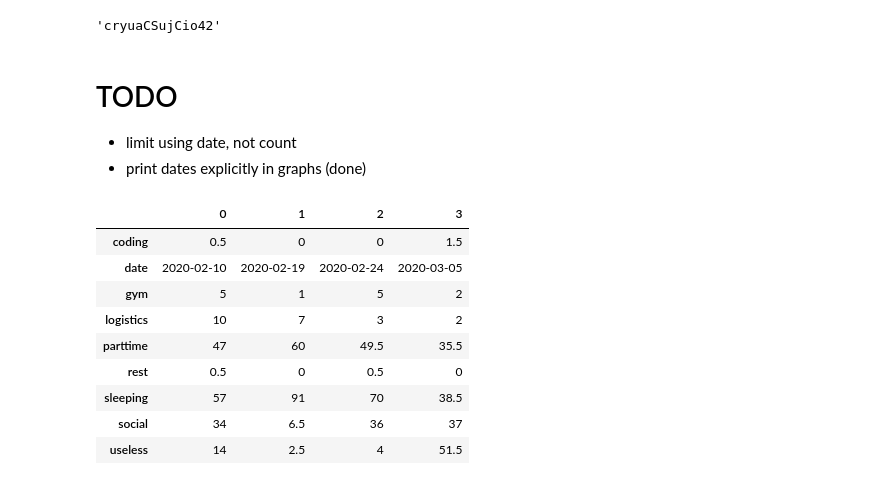
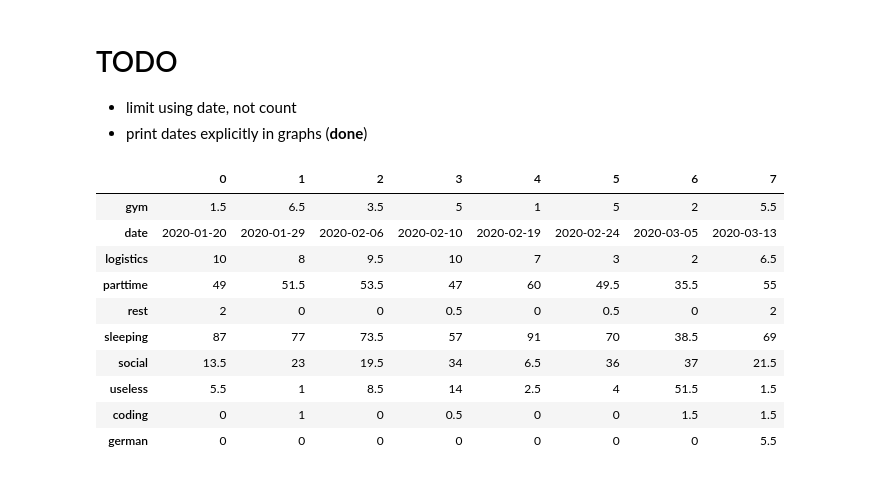
Before and after one commit to nailbiter/for, a Jupyter notebook: forjupiter/weekly-analysis.ipynb, the cells around one changed output. Cells and saved outputs as stored; diff of their text form; code cells hidden in the pictures.

```diff
--- a/forjupiter/weekly-analysis.ipynb
+++ b/forjupiter/weekly-analysis.ipynb
@@ -8,58 +8,57 @@ import matplotlib.pyplot as plt
 %matplotlib inline
 
 #global const's
-WEEKS = 4
+WEEKS = 8
 TIMESTAMPS_PER_HOUR = 2
 #global var's
 client = MongoClient('localhost', 27017)
 coll = client.admin.passwords
 doc = coll.find_one({"key":"MONGOMLAB"})
 mongopass = doc["value"]
-mongopass
+# mongopass
-# %% [output]
-'cryuaCSujCio42'
 # %% [markdown]
 # TODO
 
 * limit using date, not count
-* print dates explicitly in graphs (done)
+* print dates explicitly in graphs (**done**)
 # %%
 client = MongoClient(f"mongodb://nailbiter:{mongopass}@ds149672.mlab.com:49672/logistics")
 timecoll = client.logistics["alex.time"].with_options(codec_options=CodecOptions(tz_aware=True,tzinfo=timezone('Asia/Tokyo')))
 docs = list(obj for obj in timecoll.find().sort("date",pymongo.DESCENDING).limit((7*(WEEKS+1)+2)*24*TIMESTAMPS_PER_HOUR))
+money_df = pd.DataFrame(docs)
 # %%
-df = pd.DataFrame(docs)
-df["week"] = df["date"].apply(lambda d:d.date().isocalendar()[1])
-df["elapsed_hours"] = 1/TIMESTAMPS_PER_HOUR
+money_df["week"] = money_df["date"].apply(lambda d:d.date().isocalendar()[1])
+money_df["elapsed_hours"] = 1/TIMESTAMPS_PER_HOUR
 
-last_week_idx = df["week"].max()
-df = df[(last_week_idx > df["week"]) & (df["week"] >(last_week_idx-WEEKS-1))]
+last_week_idx = money_df["week"].max()
+money_df = money_df[(last_week_idx > money_df["week"]) & (money_df["week"] >(last_week_idx-WEEKS-1))]
 
 arr = dict()
 cats = set()
-for name,group in df.groupby(["week","category"]):
+for name,group in money_df.groupby(["week","category"]):
     (week,cat) = name
     if(week not in arr):
         arr[week] = dict()
     arr[week][cat] = group["elapsed_hours"].sum()
     arr[week]["date"] = group["date"].min().date()
     cats.add(cat)
 
-grouped_df = pd.DataFrame(arr.values())
-grouped_df = grouped_df.fillna(0)
-grouped_df = grouped_df.transpose()
-grouped_df
+money_grouped_df = pd.DataFrame(arr.values())
+money_grouped_df = money_grouped_df.fillna(0)
+money_grouped_df = money_grouped_df.transpose()
+money_grouped_df
 # %% [output]
-|  | 0 | 1 | 2 | 3 |
-| coding | 0.5 | 0 | 0 | 1.5 |
-| date | 2020-02-10 | 2020-02-19 | 2020-02-24 | 2020-03-05 |
-| gym | 5 | 1 | 5 | 2 |
-| logistics | 10 | 7 | 3 | 2 |
-| parttime | 47 | 60 | 49.5 | 35.5 |
-| rest | 0.5 | 0 | 0.5 | 0 |
-| sleeping | 57 | 91 | 70 | 38.5 |
-| social | 34 | 6.5 | 36 | 37 |
-| useless | 14 | 2.5 | 4 | 51.5 |
+|  | 0 | 1 | 2 | 3 | 4 | 5 | 6 | 7 |
+| gym | 1.5 | 6.5 | 3.5 | 5 | 1 | 5 | 2 | 5.5 |
+| date | 2020-01-20 | 2020-01-29 | 2020-02-06 | 2020-02-10 | 2020-02-19 | 2020-02-24 | 2020-03-05 | 2020-03-13 |
+| logistics | 10 | 8 | 9.5 | 10 | 7 | 3 | 2 | 6.5 |
+| parttime | 49 | 51.5 | 53.5 | 47 | 60 | 49.5 | 35.5 | 55 |
+| rest | 2 | 0 | 0 | 0.5 | 0 | 0.5 | 0 | 2 |
+| sleeping | 87 | 77 | 73.5 | 57 | 91 | 70 | 38.5 | 69 |
+| social | 13.5 | 23 | 19.5 | 34 | 6.5 | 36 | 37 | 21.5 |
+| useless | 5.5 | 1 | 8.5 | 14 | 2.5 | 4 | 51.5 | 1.5 |
+| coding | 0 | 1 | 0 | 0.5 | 0 | 0 | 1.5 | 1.5 |
+| german | 0 | 0 | 0 | 0 | 0 | 0 | 0 | 5.5 |
 # %%
 for i in range(WEEKS):
     fig = plt.figure(i+1)
```
Also changed, not shown: parts of 4 cells of this notebook.
